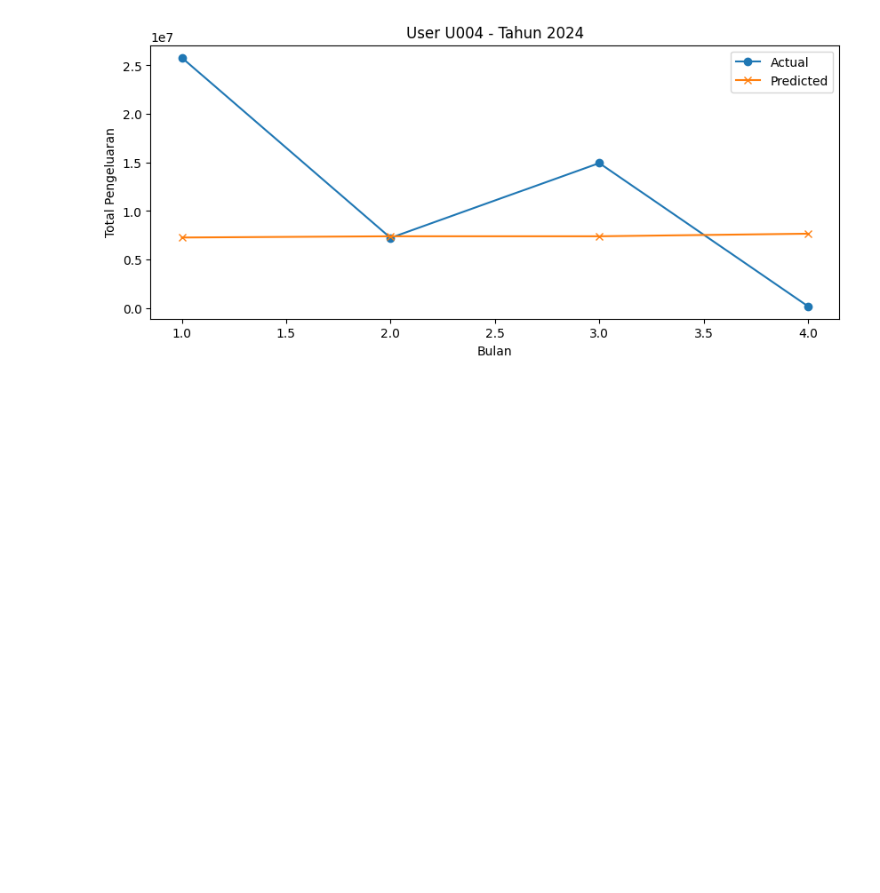
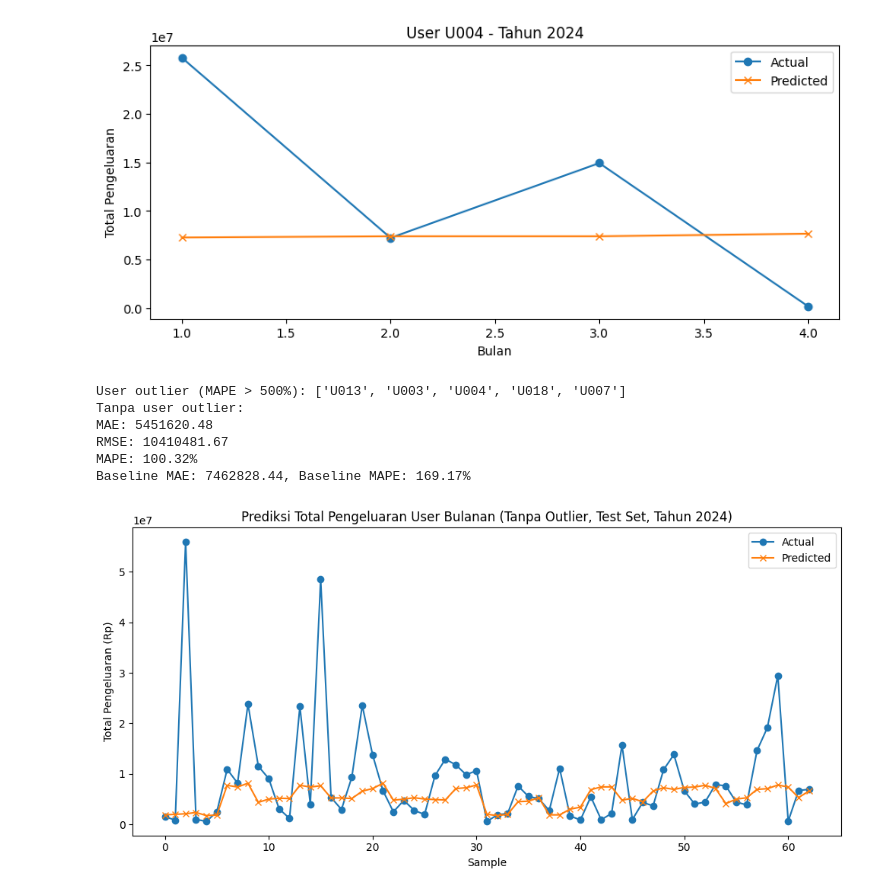
Before and after one commit to adenurchalisa/Capstone-Model, a Jupyter notebook: model_prediksi_1.ipynb, the cells around one changed output. Drawn from its saved outputs; the diff is of its cells as text; code cells hidden in the pictures; blank space fills up the shorter version.

Commit message:
Identifikasi user dengan MAPE sangat tinggi (misal >500%). Exclude user-user ini dari data training & evaluasi. Train & evaluasi ulang model. Bandingkan MAPE sebelum dan sesudah.

```diff
--- a/model_prediksi_1.ipynb
+++ b/model_prediksi_1.ipynb
@@ -366,3 +366,83 @@ MAPE rata-rata is_akhir_tahun=0: 391.71%
 [figure]
 [figure]
 [figure]
+# %%
+# 1. Identifikasi user dengan error ekstrem (misal MAPE > 500%)
+threshold = 500
+outlier_users = user_error[user_error > threshold].index.tolist()
+print(f"User outlier (MAPE > {threshold}%): {outlier_users}")
+
+# 2. Exclude user outlier dari data train & test
+train_clean = train[~train['user_id'].isin(outlier_users)].copy()
+test_clean = test[~test['user_id'].isin(outlier_users)].copy()
+
+# 3. Re-define fitur & target
+X_train_clean = train_clean[fitur]
+y_train_clean = train_clean['target']
+X_test_clean = test_clean[fitur]
+y_test_clean = test_clean['target']
+
+# 4. Log transform target
+y_train_clean_log = np.log1p(y_train_clean)
+y_test_clean_log = np.log1p(y_test_clean)
+
+# 5. Train ulang model (pakai best_params dari random_search sebelumnya)
+model_clean = XGBRegressor(
+    subsample=0.7, reg_lambda=1, reg_alpha=0, n_estimators=100,
+    max_depth=6, learning_rate=0.12, gamma=7, colsample_bytree=0.9,
+    random_state=42, n_jobs=-1
+)
+model_clean.fit(X_train_clean, y_train_clean_log)
+
+# 6. Prediksi & evaluasi ulang
+y_pred_clean_log = model_clean.predict(X_test_clean)
+y_pred_clean = np.expm1(y_pred_clean_log)
+mae_clean = mean_absolute_error(y_test_clean, y_pred_clean)
+rmse_clean = np.sqrt(mean_squared_error(y_test_clean, y_pred_clean))
+mape_clean = np.mean(np.abs((y_test_clean - y_pred_clean) / y_test_clean)) * 100
+print(f"Tanpa user outlier:")
+print(f"MAE: {mae_clean:.2f}")
+print(f"RMSE: {rmse_clean:.2f}")
+print(f"MAPE: {mape_clean:.2f}%")
+
+# 7. Bandingkan dengan baseline naive
+baseline_pred_clean = X_test_clean['pengeluaran_bulan_lalu']
+baseline_mae_clean = mean_absolute_error(y_test_clean, baseline_pred_clean)
+baseline_mape_clean = np.mean(np.abs((y_test_clean - baseline_pred_clean) / y_test_clean)) * 100
+print(f"Baseline MAE: {baseline_mae_clean:.2f}, Baseline MAPE: {baseline_mape_clean:.2f}%")
+
+# 8. Visualisasi ulang
+plt.figure(figsize=(10,5))
+plt.plot(y_test_clean.values, label='Actual', marker='o')
+plt.plot(y_pred_clean, label='Predicted', marker='x')
+plt.legend()
+plt.title('Prediksi Total Pengeluaran User Bulanan (Tanpa Outlier, Test Set, Tahun 2024)')
+plt.xlabel('Sample')
+plt.ylabel('Total Pengeluaran (Rp)')
+plt.tight_layout()
+plt.show()
+
+# 9. Analisis error per user (setelah exclude outlier)
+df_eval_clean = test_clean[['user_id','bulan','tahun']].copy()
+df_eval_clean["actual"] = y_test_clean.values
+df_eval_clean["pred"] = y_pred_clean
+df_eval_clean["abs_error"] = abs(df_eval_clean["actual"] - df_eval_clean["pred"])
+df_eval_clean["mape"] = 100 * abs(df_eval_clean["actual"] - df_eval_clean["pred"]) / (df_eval_clean["actual"] + 1e-8)
+user_error_clean = df_eval_clean.groupby("user_id")["mape"].mean().sort_values(ascending=False)
+print("10 User dengan MAPE tertinggi (setelah exclude outlier):")
+print(user_error_clean.head(10))
+
+plt.figure(figsize=(8,5))
+user_error_clean.plot(kind="hist", bins=30)
+plt.title("Distribusi Rata-rata MAPE per User (Tanpa Outlier)")
+plt.xlabel("MAPE (%)")
+plt.ylabel("Jumlah User")
+plt.show()
+# %% [output]
+User outlier (MAPE > 500%): ['U013', 'U003', 'U004', 'U018', 'U007']
+Tanpa user outlier:
+MAE: 5451620.48
+RMSE: 10410481.67
+MAPE: 100.32%
+Baseline MAE: 7462828.44, Baseline MAPE: 169.17%
+[figure, added]
```
Also changed, not shown: parts of 1 cell of this notebook.
